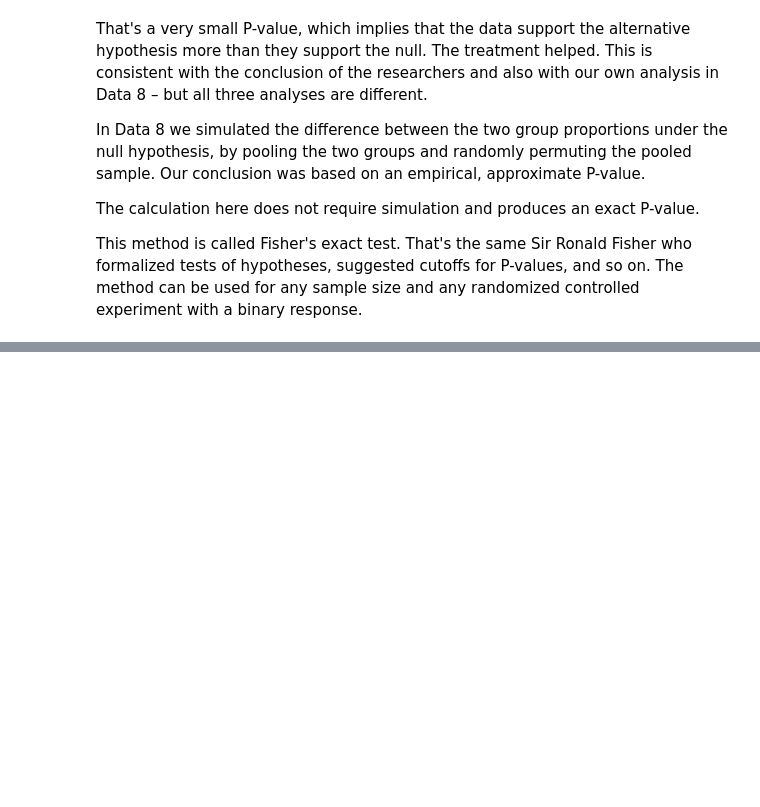
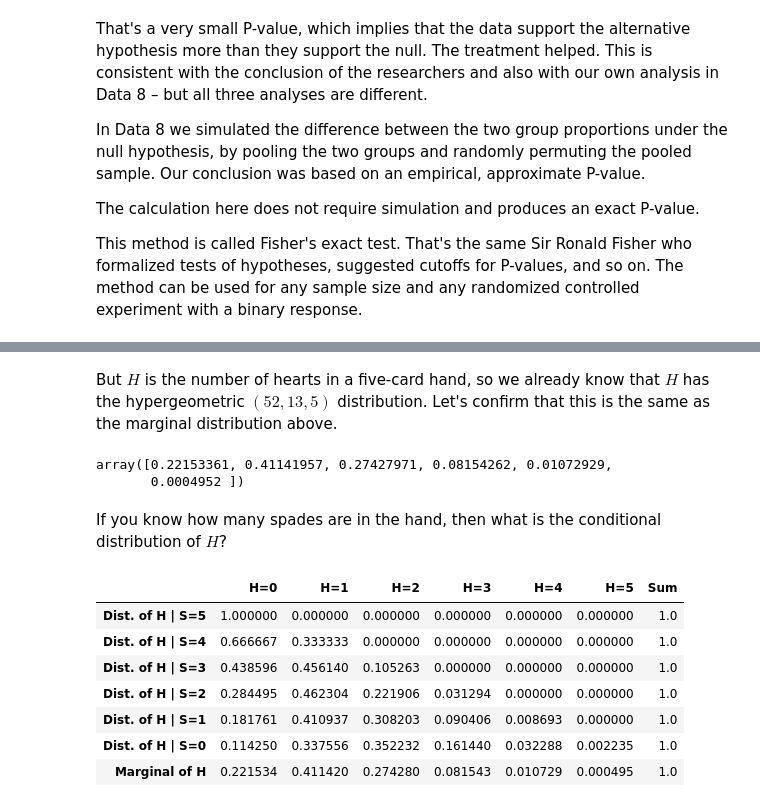
Before and after one commit to prob140/textbook, a Jupyter notebook: notebooks/Chapter_06/03_Hypergeometric_Distribution.ipynb, the cells around one changed output, grey strips where cells are left out. Saved outputs shown, nothing was run; the diff lists cells and outputs as text; code cells hidden in the pictures; blank space fills up the shorter version.

Commit message:
Added joint dist to Sec 6.3

```diff
--- a/notebooks/Chapter_06/03_Hypergeometric_Distribution.ipynb
+++ b/notebooks/Chapter_06/03_Hypergeometric_Distribution.ipynb
@@ -144,0 +161,12 @@ This method is called Fisher's exact test. That's the same Sir Ronald Fisher who
+# %%
+def joint_prob(h, s):
+    if (h+s >=0) and (h+s <=5):
+        numerator = special.comb(13, h) * special.comb(13, s) * special.comb(26, 5 - h -s)
+        denominator = special.comb(52, 5)
+        return numerator / denominator
+    else:
+        return 0
+
+k = np.arange(6)
+joint_dist = Table().values('H', k, 'S', k).probability_function(joint_prob)
+joint_dist
@@ -144,0 +194,20 @@ This method is called Fisher's exact test. That's the same Sir Ronald Fisher who
+# %% [markdown]
+But $H$ is the number of hearts in a five-card hand, so we already know that $H$ has the hypergeometric $(52, 13, 5)$ distribution. Let's confirm that this is the same as the marginal distribution above.
+# %%
+stats.hypergeom.pmf(k, 52, 13, 5)
+# %% [output]
+array([0.22153361, 0.41141957, 0.27427971, 0.08154262, 0.01072929,
+       0.0004952 ])
+# %% [markdown]
+If you know how many spades are in the hand, then what is the conditional distribution of $H$?
+# %%
+joint_dist.conditional_dist('H', 'S')
+# %% [output]
+|  | H=0 | H=1 | H=2 | H=3 | H=4 | H=5 | Sum |
+| Dist. of H | S=5 | 1.000000 | 0.000000 | 0.000000 | 0.000000 | 0.000000 | 0.000000 | 1.0 |
+| Dist. of H | S=4 | 0.666667 | 0.333333 | 0.000000 | 0.000000 | 0.000000 | 0.000000 | 1.0 |
+| Dist. of H | S=3 | 0.438596 | 0.456140 | 0.105263 | 0.000000 | 0.000000 | 0.000000 | 1.0 |
+| Dist. of H | S=2 | 0.284495 | 0.462304 | 0.221906 | 0.031294 | 0.000000 | 0.000000 | 1.0 |
+| Dist. of H | S=1 | 0.181761 | 0.410937 | 0.308203 | 0.090406 | 0.008693 | 0.000000 | 1.0 |
+| Dist. of H | S=0 | 0.114250 | 0.337556 | 0.352232 | 0.161440 | 0.032288 | 0.002235 | 1.0 |
+| Marginal of H | 0.221534 | 0.411420 | 0.274280 | 0.081543 | 0.010729 | 0.000495 | 1.0 |
```
Also changed, not shown: parts of 9 cells of this notebook.
